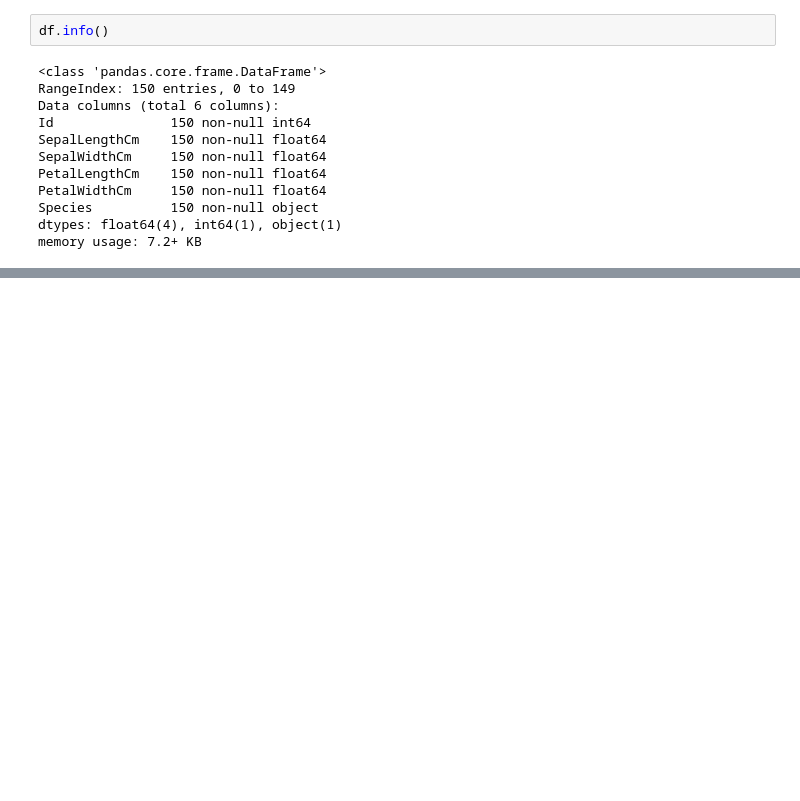
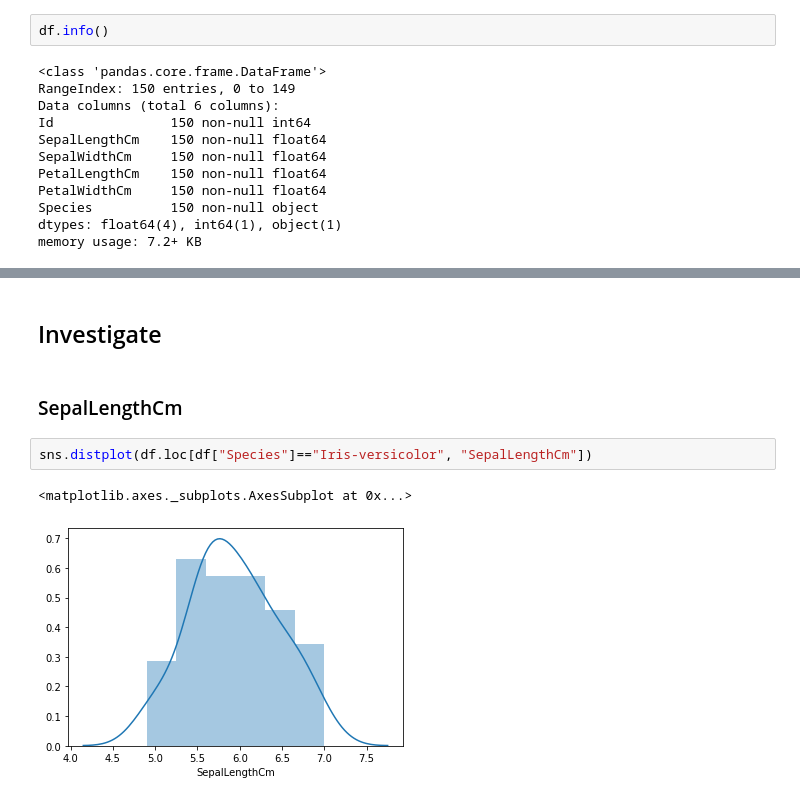
Before and after one commit to spiridonoff/Iris, a Jupyter notebook: main.ipynb, the cells around one changed output, grey strips where cells are left out. Drawn from its saved outputs; the diff is of its cells as text; blank space fills up the shorter version.

Commit message:
investigate features

```diff
--- a/main.ipynb
+++ b/main.ipynb
@@ -34,0 +43,9 @@ memory usage: 7.2+ KB
+# %% [markdown]
+## Investigate
+# %% [markdown]
+### SepalLengthCm
+# %%
+sns.distplot(df.loc[df["Species"]=="Iris-versicolor", "SepalLengthCm"])
+# %% [output]
+<matplotlib.axes._subplots.AxesSubplot at 0x...>
+[figure, added]
```
Also changed, not shown: parts of 8 cells of this notebook.
